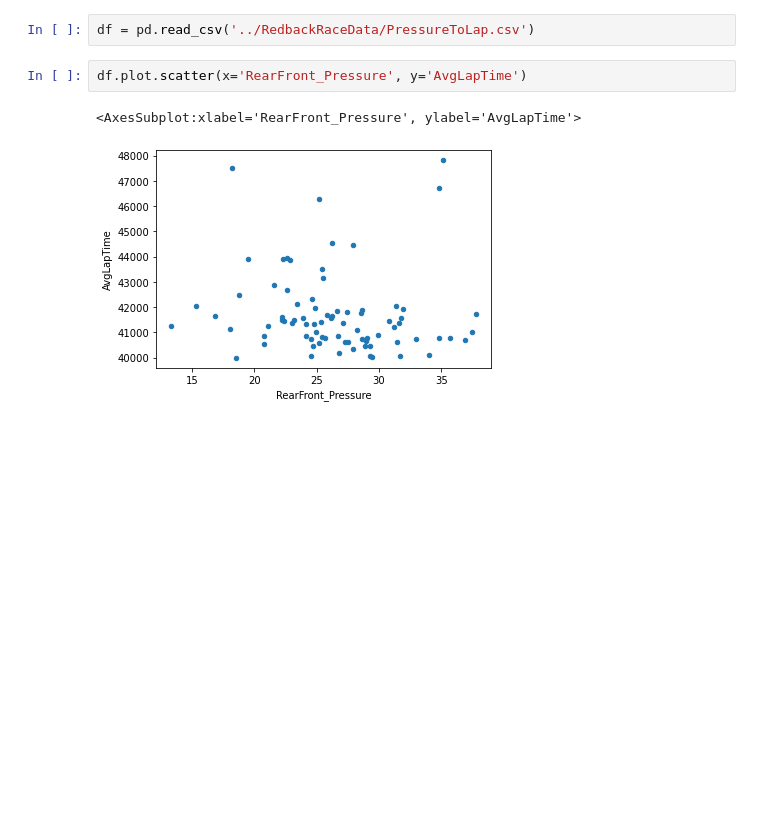
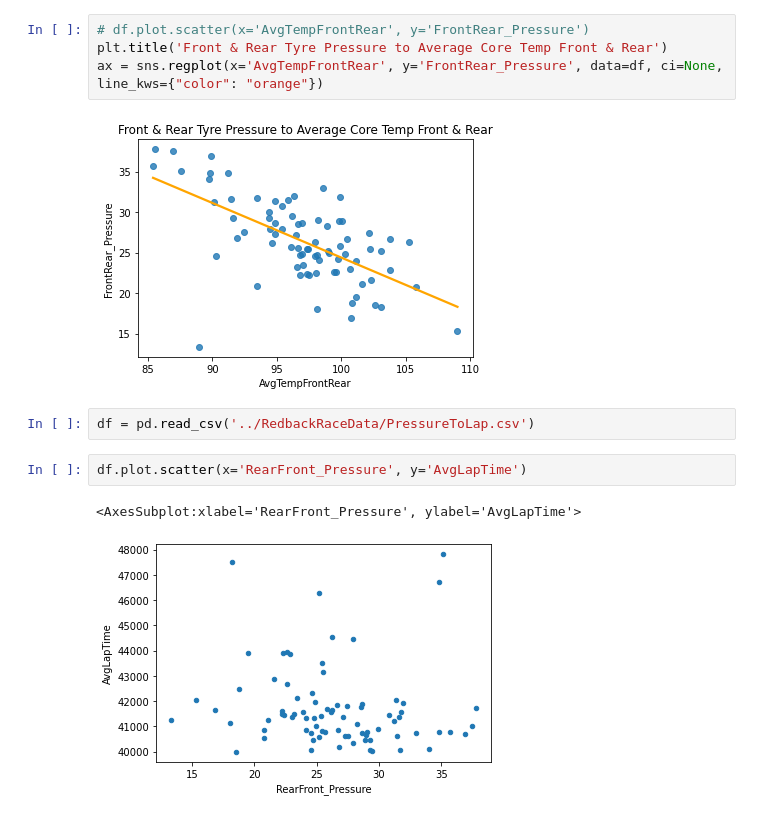
Before and after one commit to YidaChen30/RedbackRaceData, a Jupyter notebook: JupyterNoteboooks/PressureToTempGraph.ipynb, the cells around one changed output. Cells and saved outputs as stored; diff of their text form; blank space fills up the shorter version.

```diff
--- a/JupyterNoteboooks/PressureToTempGraph.ipynb
+++ b/JupyterNoteboooks/PressureToTempGraph.ipynb
@@ -23,3 +28,9 @@ df.plot.scatter(x='AvgTempRear', y='Rear_Pressure')
+# %%
+# df.plot.scatter(x='AvgTempFrontRear', y='FrontRear_Pressure')
+plt.title('Front & Rear Tyre Pressure to Average Core Temp Front & Rear')
+ax = sns.regplot(x='AvgTempFrontRear', y='FrontRear_Pressure', data=df, ci=None, line_kws={"color": "orange"})
+# %% [output]
+[figure, added]
 # %%
 df = pd.read_csv('../RedbackRaceData/PressureToLap.csv')
 # %%
```
Also changed, not shown: parts of 8 cells of this notebook, 3 other files.
